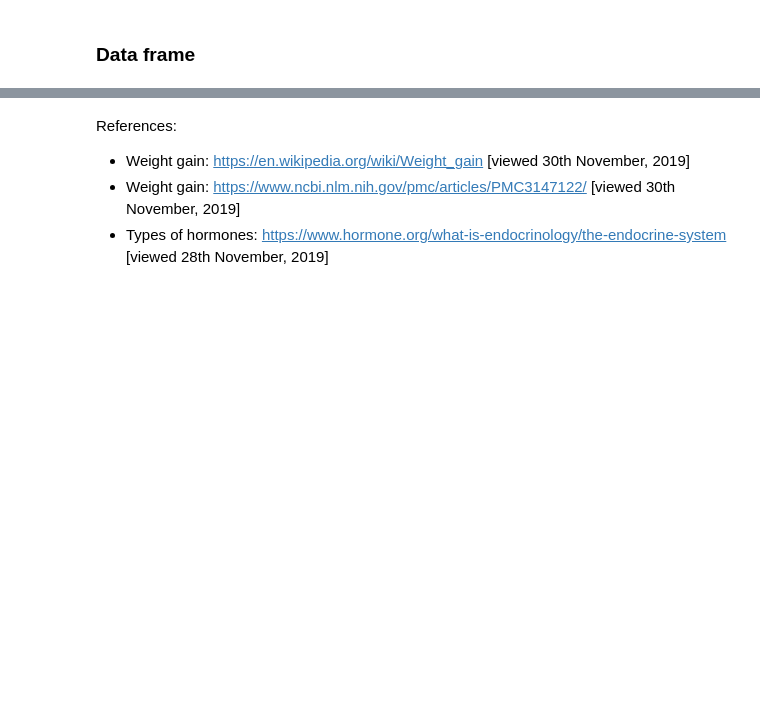
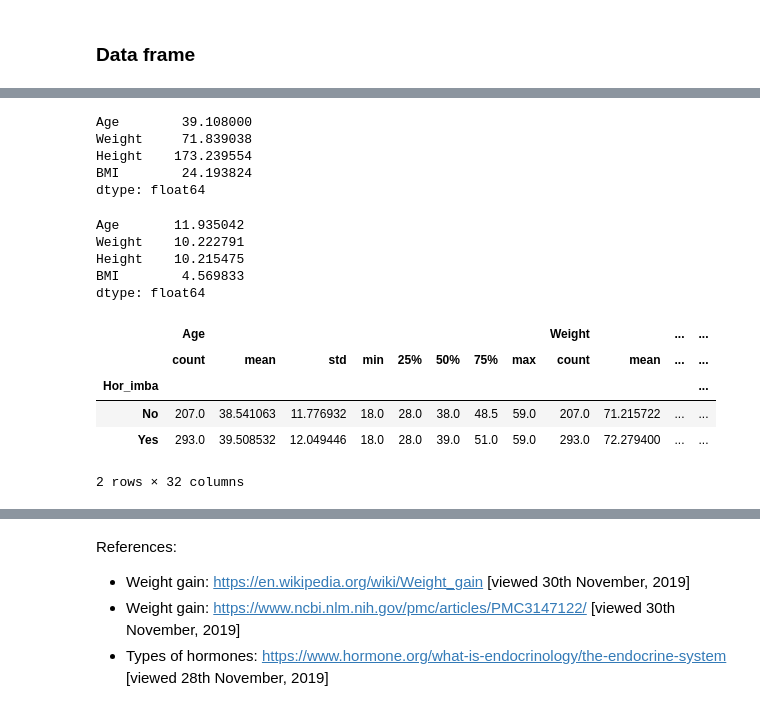
Before and after one commit to doriszd/Programming_project, a Jupyter notebook: project.ipynb, the cells around one changed output, grey strips where cells are left out. Drawn from its saved outputs; the diff is of its cells as text; code cells hidden in the pictures; blank space fills up the shorter version.

```diff
--- a/project.ipynb
+++ b/project.ipynb
@@ -412,0 +425,25 @@ df.round({'Height': 2, 'Weight':2, 'BMI': 2})
+# %%
+df.mean()
+# %% [output]
+Age        39.108000
+Weight     71.839038
+Height    173.239554
+BMI        24.193824
+dtype: float64
+# %%
+df.std()
+# %% [output]
+Age       11.935042
+Weight    10.222791
+Height    10.215475
+BMI        4.569833
+dtype: float64
+# %%
+df.groupby('Hor_imba').describe()
+# %% [output]
+|  | Age |  |  |  |  |  |  |  | Weight |  | ... | ... |
+|  | count | mean | std | min | 25% | 50% | 75% | max | count | mean | ... | ... |
+| Hor_imba |  |  |  |  |  |  |  |  |  |  |  | ... |
+| No | 207.0 | 38.541063 | 11.776932 | 18.0 | 28.0 | 38.0 | 48.5 | 59.0 | 207.0 | 71.215722 | ... | ... |
+| Yes | 293.0 | 39.508532 | 12.049446 | 18.0 | 28.0 | 39.0 | 51.0 | 59.0 | 293.0 | 72.279400 | ... | ... |
+2 rows × 32 columns
```
Also changed, not shown: parts of 17 cells of this notebook.
